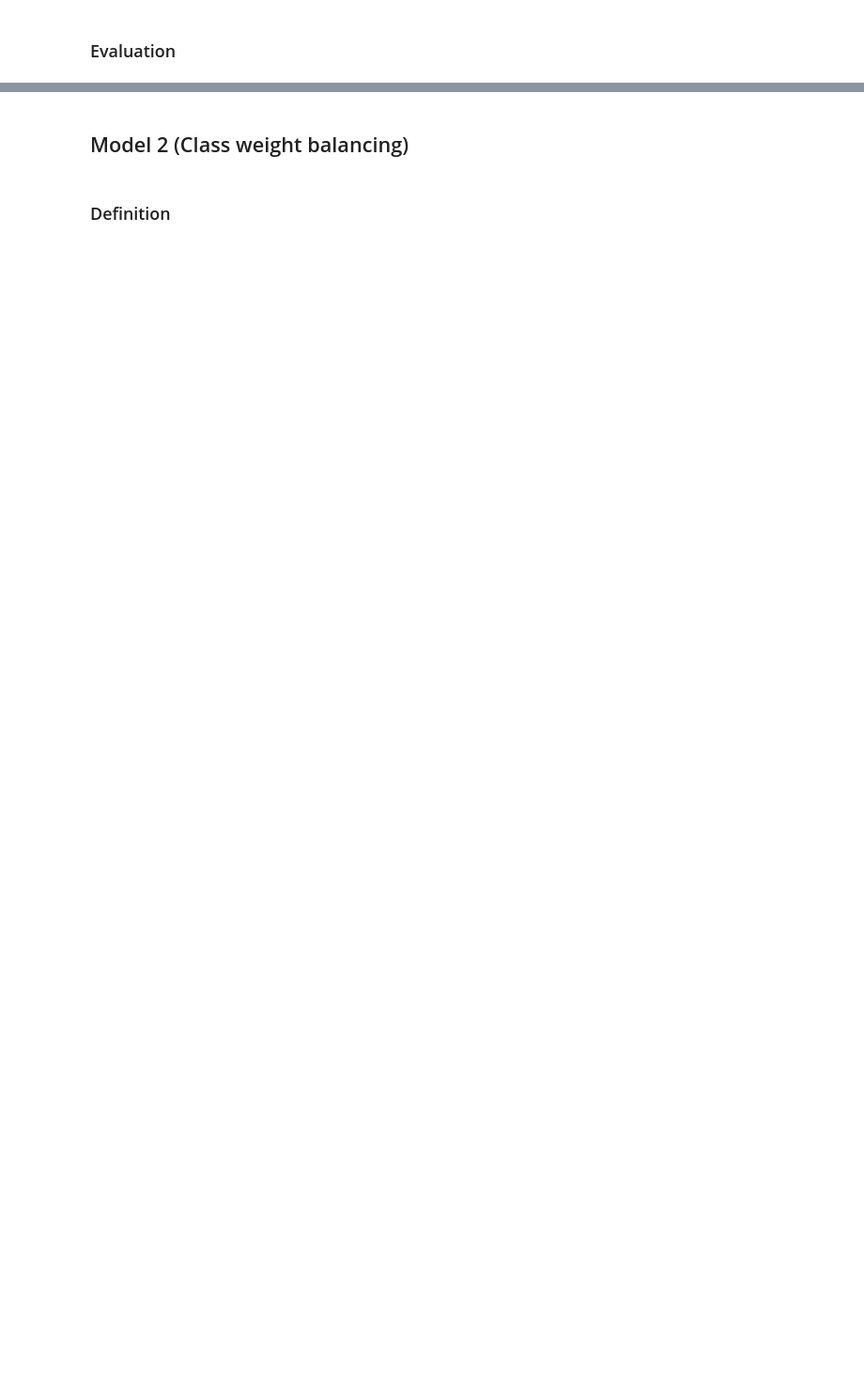
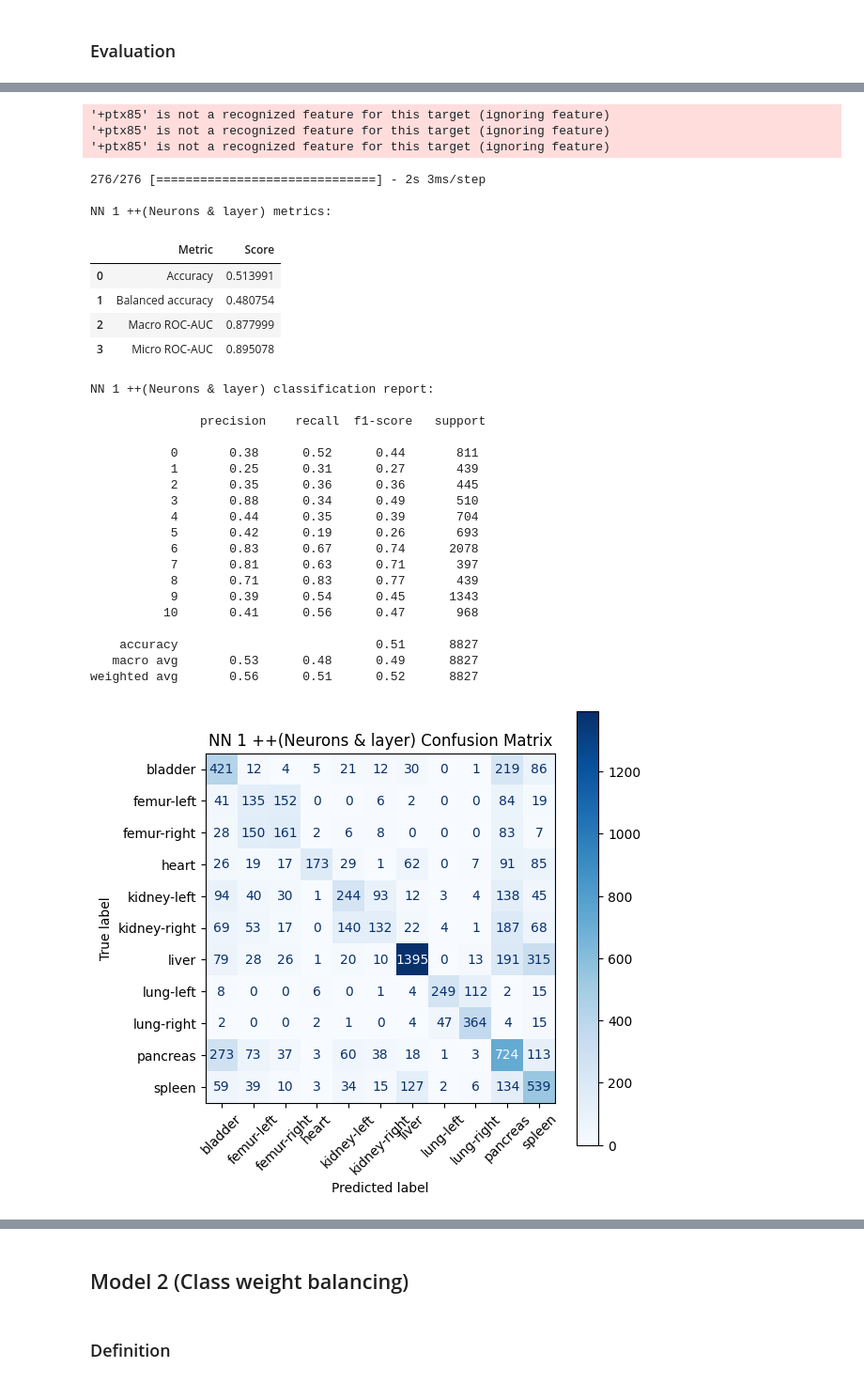
Before and after one commit to 4yala/NotebooksDL, a Jupyter notebook: CW2_DL.ipynb, the cells around one changed output, grey strips where cells are left out. Shown at 94% size. Cells and saved outputs as stored; diff of their text form; code cells hidden in the pictures; blank space fills up the shorter version.

Commit message:
SaveLoad framework and summary table of task 2

```diff
--- a/CW2_DL.ipynb
+++ b/CW2_DL.ipynb
@@ -529,27 +646,34 @@ evaluate_model(base_NN_model, 'Base NN', X_test_flat, y_test, 'Blues')
 NameError: name 'evaluate_model' is not defined
 # %% [markdown]
 # Q2 (NN model improvements)
+# %%
+NN_model_results = []
 # %% [markdown]
 ## Model 1 (Neuron and layer increase)
 # %% [markdown]
 ### Definition
 # %%
+NN_1_name = 'NN 1 ++(Neurons & layer)'
+NN_1_desc = "Increased layers & neurons (256,128)"
+NN_1_model, NN_1_history = try_load_model(NN_1_name)
+
 #Build
-NN_model_1 = Sequential([
-    #Input
-    Input(shape=(X_train_flat.shape[1],)),
+if NN_1_model is None:
+    NN_1_model = Sequential([
+        #Input
+        Input(shape=(X_train_flat.shape[1],)),
 
-    #Hidden
-    Dense(256, activation='relu'),
-    Dense(128, activation='relu'),
+        #Hidden
+        Dense(256, activation='relu'),
+        Dense(128, activation='relu'),
 
-    #Output
-    Dense(num_classes, activation='softmax')
-])
+        #Output
+        Dense(num_classes, activation='softmax')
+    ])
 
-#Compilation
-NN_model_1.compile(
-    optimizer='adam',
-    loss='sparse_categorical_crossentropy',
-    metrics=['accuracy']
-)
+    #Compilation
+    NN_1_model.compile(
+        optimizer='adam',
+        loss='sparse_categorical_crossentropy',
+        metrics=['accuracy']
+    )
@@ -556,7 +696,7 @@ NN_model_1.compile(
 # %% [markdown]
 ### Training
 # %%
-NN_1_history = NN_model_1.fit(
+NN_1_history = NN_1_model.fit(
     X_train_flat, y_train,
     validation_data=(X_val_flat, y_val),
     epochs=10,
@@ -654,0 +750,36 @@ weighted avg       0.52      0.52      0.51      8827
+# %%
+NN_1_results = evaluate_model(NN_1_model, NN_1_name, X_test_flat, y_test, 'Blues')
+NN_1_results['model_changes'] = NN_1_desc
+NN_model_results.append(NN_1_results)
+# %% [output]
+'+ptx85' is not a recognized feature for this target (ignoring feature)
+'+ptx85' is not a recognized feature for this target (ignoring feature)
+'+ptx85' is not a recognized feature for this target (ignoring feature)
+276/276 [==============================] - 2s 3ms/step
+
+NN 1 ++(Neurons & layer) metrics:
+|  | Metric | Score |
+| 0 | Accuracy | 0.513991 |
+| 1 | Balanced accuracy | 0.480754 |
+| 2 | Macro ROC-AUC | 0.877999 |
+| 3 | Micro ROC-AUC | 0.895078 |
+NN 1 ++(Neurons & layer) classification report:
+
+               precision    recall  f1-score   support
+
+           0       0.38      0.52      0.44       811
+           1       0.25      0.31      0.27       439
+           2       0.35      0.36      0.36       445
+           3       0.88      0.34      0.49       510
+           4       0.44      0.35      0.39       704
+           5       0.42      0.19      0.26       693
+           6       0.83      0.67      0.74      2078
+           7       0.81      0.63      0.71       397
+           8       0.71      0.83      0.77       439
+           9       0.39      0.54      0.45      1343
+          10       0.41      0.56      0.47       968
+
+    accuracy                           0.51      8827
+   macro avg       0.53      0.48      0.49      8827
+weighted avg       0.56      0.51      0.52      8827
+[figure, added]
```
Also changed, not shown: parts of 43 cells of this notebook, 1 other file.
